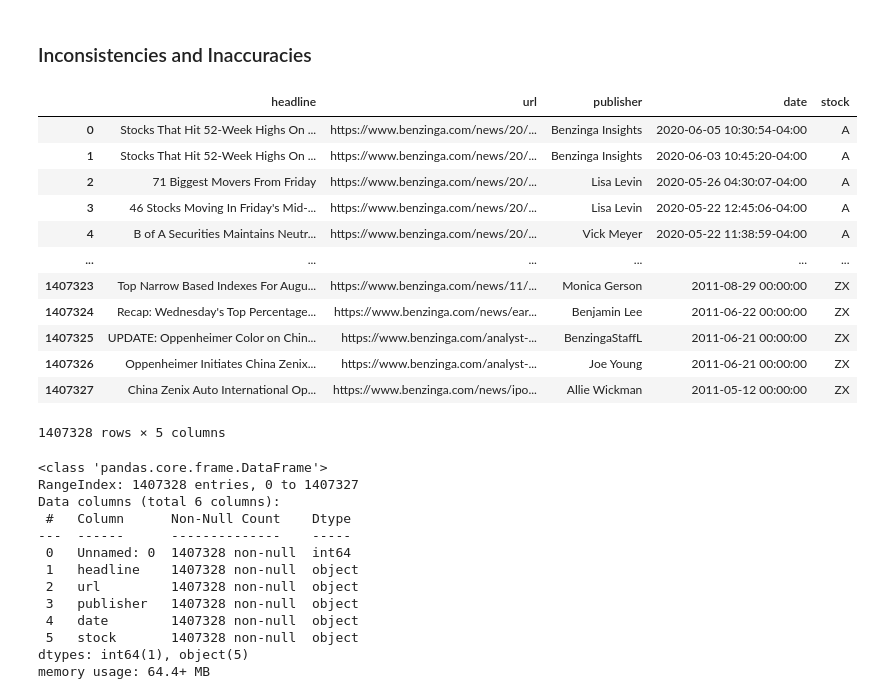
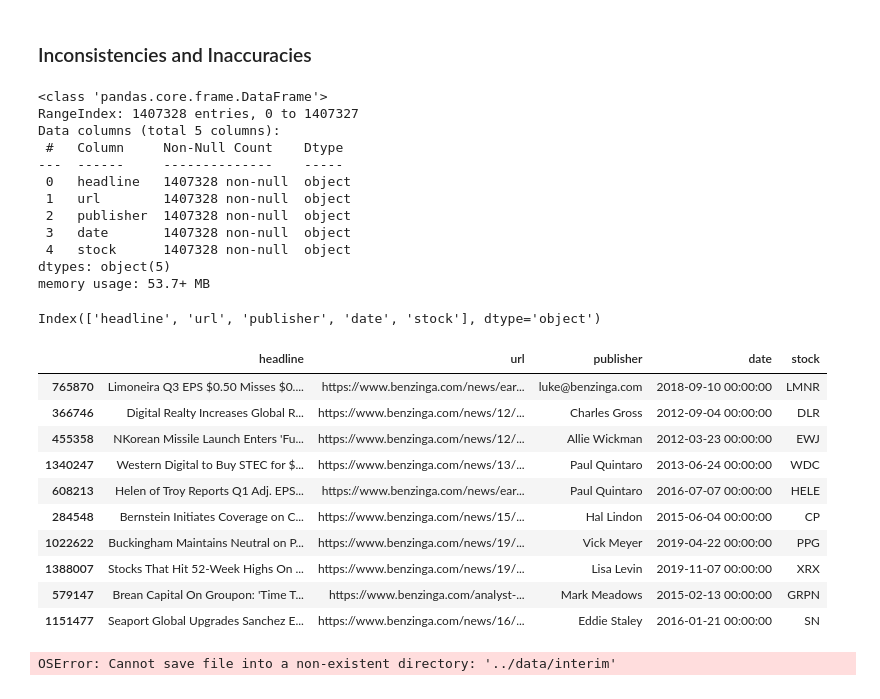
Before and after one commit to Teshager21/financial-news-sentiment-analysis, a Jupyter notebook: notebooks/exploratory/explore_news_sentiments.ipynb, the cells around one changed output. Saved outputs shown, nothing was run; the diff lists cells and outputs as text; code cells hidden in the pictures.

Commit message:
feat: save cleaned dataset - closes #16

```diff
--- a/notebooks/exploratory/explore_news_sentiments.ipynb
+++ b/notebooks/exploratory/explore_news_sentiments.ipynb
@@ -152,34 +157,42 @@ df_original=df.copy()
 ### Inconsistencies and Inaccuracies
 # %%
 #drop redundancies and clean column names
-dq.clean_dataframe()
+df=dq.clean_dataframe()
-# %% [output]
-|  | headline | url | publisher | date | stock |
-| 0 | Stocks That Hit 52-Week Highs On ... | https://www.benzinga.com/news/20/... | Benzinga Insights | 2020-06-05 10:30:54-04:00 | A |
-| 1 | Stocks That Hit 52-Week Highs On ... | https://www.benzinga.com/news/20/... | Benzinga Insights | 2020-06-03 10:45:20-04:00 | A |
-| 2 | 71 Biggest Movers From Friday | https://www.benzinga.com/news/20/... | Lisa Levin | 2020-05-26 04:30:07-04:00 | A |
-| 3 | 46 Stocks Moving In Friday's Mid-... | https://www.benzinga.com/news/20/... | Lisa Levin | 2020-05-22 12:45:06-04:00 | A |
-| 4 | B of A Securities Maintains Neutr... | https://www.benzinga.com/news/20/... | Vick Meyer | 2020-05-22 11:38:59-04:00 | A |
-| ... | ... | ... | ... | ... | ... |
-| 1407323 | Top Narrow Based Indexes For Augu... | https://www.benzinga.com/news/11/... | Monica Gerson | 2011-08-29 00:00:00 | ZX |
-| 1407324 | Recap: Wednesday's Top Percentage... | https://www.benzinga.com/news/ear... | Benjamin Lee | 2011-06-22 00:00:00 | ZX |
-| 1407325 | UPDATE: Oppenheimer Color on Chin... | https://www.benzinga.com/analyst-... | BenzingaStaffL | 2011-06-21 00:00:00 | ZX |
-| 1407326 | Oppenheimer Initiates China Zenix... | https://www.benzinga.com/analyst-... | Joe Young | 2011-06-21 00:00:00 | ZX |
-| 1407327 | China Zenix Auto International Op... | https://www.benzinga.com/news/ipo... | Allie Wickman | 2011-05-12 00:00:00 | ZX |
-1407328 rows × 5 columns
 # %%
 df.info()
 # %% [output]
 <class 'pandas.core.frame.DataFrame'>
 RangeIndex: 1407328 entries, 0 to 1407327
-Data columns (total 6 columns):
- #   Column      Non-Null Count    Dtype
----  ------      --------------    -----
- 0   Unnamed: 0  1407328 non-null  int64
- 1   headline    1407328 non-null  object
- 2   url         1407328 non-null  object
- 3   publisher   1407328 non-null  object
- 4   date        1407328 non-null  object
- 5   stock       1407328 non-null  object
-dtypes: int64(1), object(5)
-memory usage: 64.4+ MB
+Data columns (total 5 columns):
+ #   Column     Non-Null Count    Dtype
+---  ------     --------------    -----
+ 0   headline   1407328 non-null  object
+ 1   url        1407328 non-null  object
+ 2   publisher  1407328 non-null  object
+ 3   date       1407328 non-null  object
+ 4   stock      1407328 non-null  object
+dtypes: object(5)
+memory usage: 53.7+ MB
+# %%
+df.columns
+# %% [output]
+Index(['headline', 'url', 'publisher', 'date', 'stock'], dtype='object')
+# %%
+df.sample(10)
+# %% [output]
+|  | headline | url | publisher | date | stock |
+| 765870 | Limoneira Q3 EPS $0.50 Misses $0.... | https://www.benzinga.com/news/ear... | luke@benzinga.com | 2018-09-10 00:00:00 | LMNR |
+| 366746 | Digital Realty Increases Global R... | https://www.benzinga.com/news/12/... | Charles Gross | 2012-09-04 00:00:00 | DLR |
+| 455358 | NKorean Missile Launch Enters 'Fu... | https://www.benzinga.com/news/12/... | Allie Wickman | 2012-03-23 00:00:00 | EWJ |
+| 1340247 | Western Digital to Buy STEC for $... | https://www.benzinga.com/news/13/... | Paul Quintaro | 2013-06-24 00:00:00 | WDC |
+| 608213 | Helen of Troy Reports Q1 Adj. EPS... | https://www.benzinga.com/news/ear... | Paul Quintaro | 2016-07-07 00:00:00 | HELE |
+| 284548 | Bernstein Initiates Coverage on C... | https://www.benzinga.com/news/15/... | Hal Lindon | 2015-06-04 00:00:00 | CP |
+| 1022622 | Buckingham Maintains Neutral on P... | https://www.benzinga.com/news/19/... | Vick Meyer | 2019-04-22 00:00:00 | PPG |
+| 1388007 | Stocks That Hit 52-Week Highs On ... | https://www.benzinga.com/news/19/... | Lisa Levin | 2019-11-07 00:00:00 | XRX |
+| 579147 | Brean Capital On Groupon: 'Time T... | https://www.benzinga.com/analyst-... | Mark Meadows | 2015-02-13 00:00:00 | GRPN |
+| 1151477 | Seaport Global Upgrades Sanchez E... | https://www.benzinga.com/news/16/... | Eddie Staley | 2016-01-21 00:00:00 | SN |
+# %%
+# Save to csv
+df.to_csv("../data/interim/cleaned_analyst_ratings", index=False)
+# %% [output]
+OSError: Cannot save file into a non-existent directory: '../data/interim'
```
Also changed, not shown: parts of 3 cells of this notebook.
